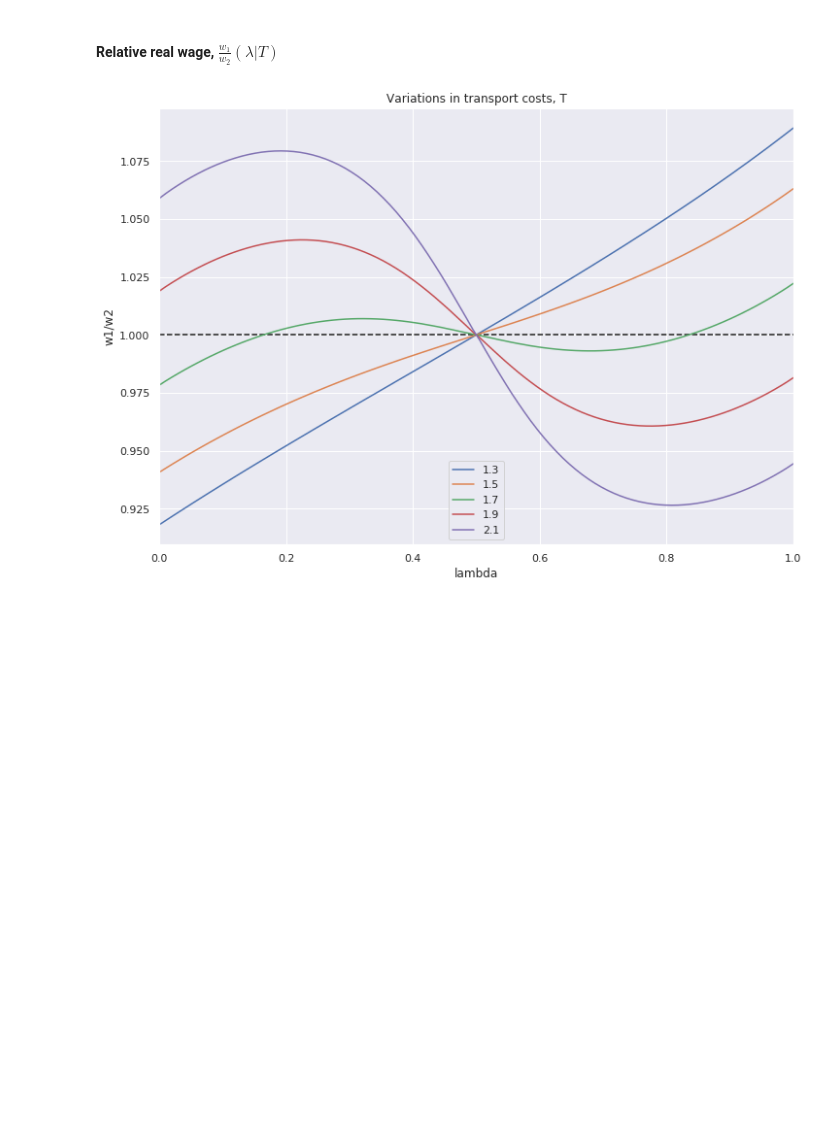
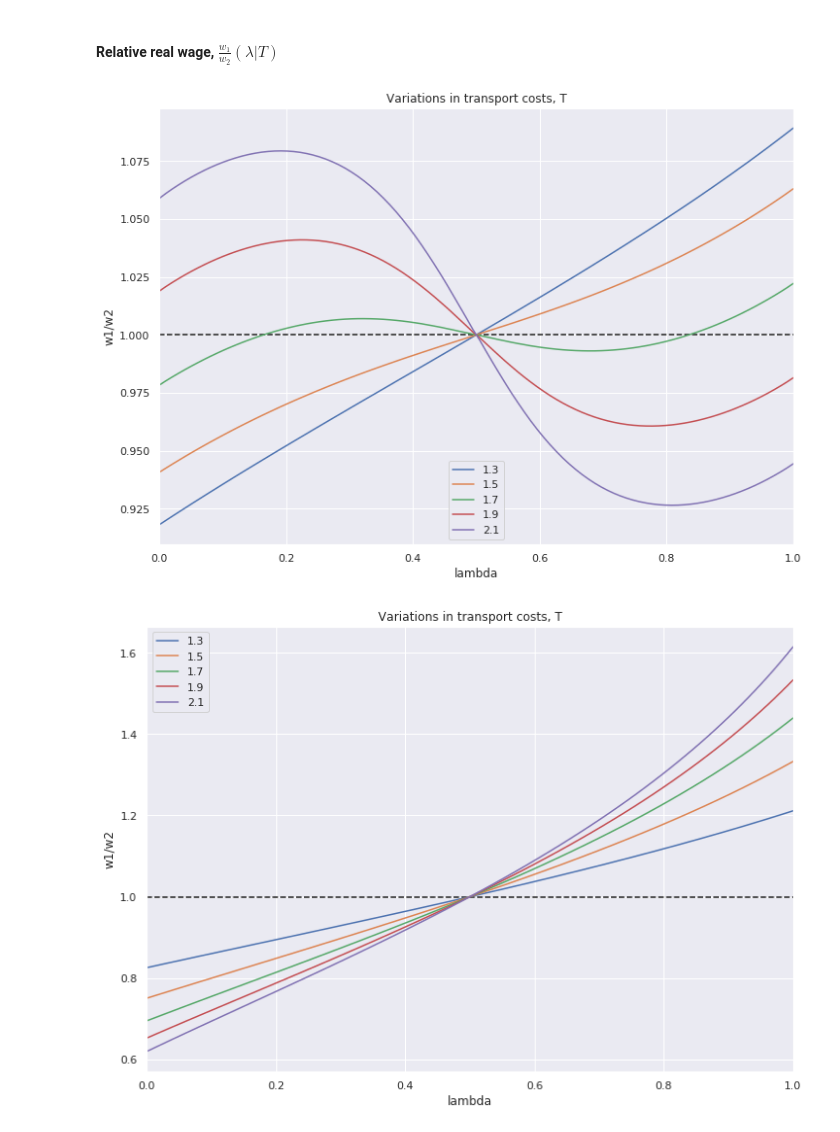
Before and after one commit to NoFishLikeIan/tinbergen, a Jupyter notebook: homework/spatial/Simulation.ipynb, the cells around one changed output. Cells and saved outputs as stored; diff of their text form; code cells hidden in the pictures; blank space fills up the shorter version.

```diff
--- a/homework/spatial/Simulation.ipynb
+++ b/homework/spatial/Simulation.ipynb
@@ -27,10 +29,10 @@ phi = 0.5
 sigma = 1e-4
 # %%
 model = TwoRegionModel(
-    delta = 0.4
-    eps = 5
-    L = 1
-    phi = 0.5
+    delta = 0.4,
+    eps = 5.,
+    L = 1.,
+    phi = 0.5,
     sigma = 1e-4,
     verbose = 0
 )
@@ -43,27 +45,52 @@ model.solve(0, 1.5)
 # %%
 Ts = [1.3, 1.5, 1.7, 1.9, 2.1]
 n = 100
 lams = np.linspace(0, 1, n)
+
+model.eps = 5
 
 df = pd.DataFrame(index=lams, columns=Ts)
 
 for T in Ts:
     wage_r = []
 
     for l in lams:
 
         _, _, _, wages = model.solve(l, T)
 
         wage_r.append(wages[0] / wages[1])
 
     df[T] = wage_r
 
 df.plot()
 plt.ylabel("w1/w2")
 plt.xlabel("lambda")
 plt.title("Variations in transport costs, T")
 plt.hlines(1, xmin=0, xmax=1, linestyle="--")
 plt.xlim(0, 1)
 plt.show()
+
+
+model.eps = 2
+
+for T in Ts:
+    wage_r = []
+
+    for l in lams:
+
+        _, _, _, wages = model.solve(l, T)
+
+        wage_r.append(wages[0] / wages[1])
+
+    df[T] = wage_r
+
+df.plot()
+plt.ylabel("w1/w2")
+plt.xlabel("lambda")
+plt.title("Variations in transport costs, T")
+plt.hlines(1, xmin=0, xmax=1, linestyle="--")
+plt.xlim(0, 1)
+plt.show()
 # %% [output]
 [figure]
+[figure, added]
```
Also changed, not shown: parts of 1 cell of this notebook, 1 other file.
